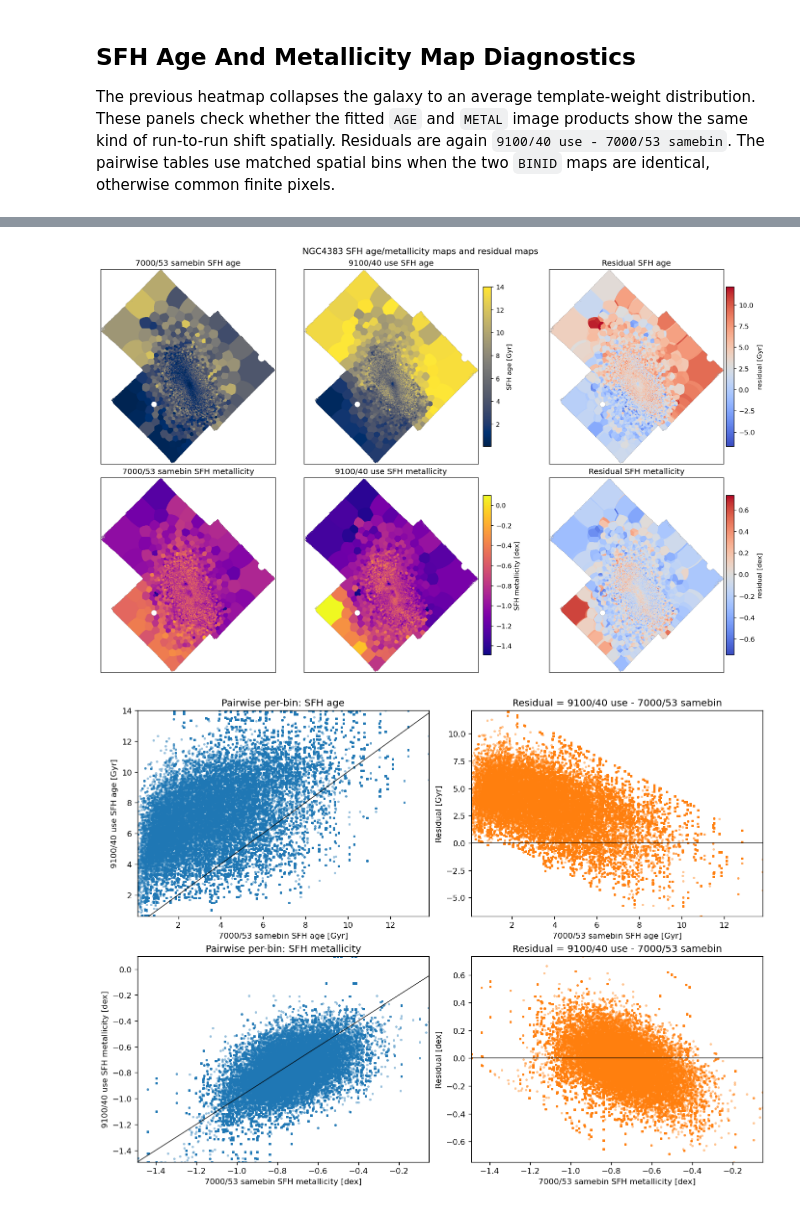
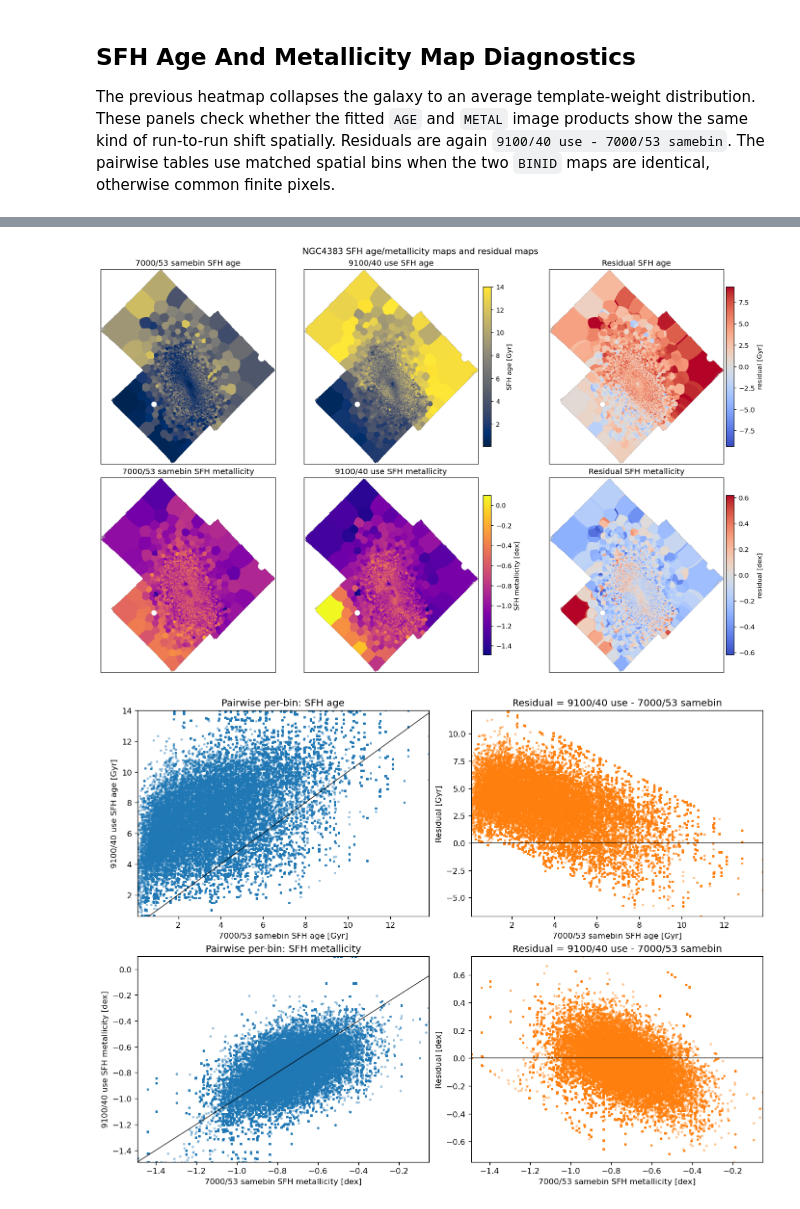
Before and after one commit to Rongjun-ANU/ICRAR-MAUVE, a Jupyter notebook: further/20260518_check_SFH_mass_NGC4383_9100_40_use_vs_7000_53_samebin.ipynb, the cells around one changed output, grey strips where cells are left out. Cells and saved outputs as stored; diff of their text form; code cells hidden in the pictures.

```diff
--- a/further/20260518_check_SFH_mass_NGC4383_9100_40_use_vs_7000_53_samebin.ipynb
+++ b/further/20260518_check_SFH_mass_NGC4383_9100_40_use_vs_7000_53_samebin.ipynb
@@ -337,7 +337,7 @@ residual_maps = {}
 for ax, (prop_key, prop) in zip(axes, PROPERTIES.items()):
     residual = data[TEST_KEY][prop_key] - data[REF_KEY][prop_key]
     residual_maps[prop_key] = residual
-    vmin, vmax = finite_limits(residual)
+    vmin, vmax = symmetric_limits(residual)
     im = ax.imshow(residual, origin='lower', cmap='coolwarm', vmin=vmin, vmax=vmax)
     ax.set_title(f"{prop['label']} residual")
     ax.set_xticks([])
@@ -662,7 +662,7 @@ for ax, run_key in zip(axes[:2], MAP_ORDER):
     fig.colorbar(im, ax=ax, pad=0.01, label='mean normalized weight')
 
 residual_matrix = matrices[TEST_KEY] - matrices[REF_KEY]
-rmin, rmax = finite_limits(residual_matrix)
+rmin, rmax = symmetric_limits(residual_matrix)
 im = axes[2].pcolormesh(age_edges, metal_edges, residual_matrix, cmap='coolwarm', vmin=rmin, vmax=rmax, shading='auto')
 axes[2].set_title(f"Residual: {RUNS[TEST_KEY]['label']} - {RUNS[REF_KEY]['label']}")
 axes[2].set_xlabel('Age grid value (Gyr)')
@@ -769,35 +769,35 @@ if axes.ndim == 1:
 for row, (prop_key, prop) in enumerate(SFH_MAP_PROPERTIES.items()):
     ref = sfh_map_data[REF_KEY][prop_key]
     test = sfh_map_data[TEST_KEY][prop_key]
     combined = np.concatenate([ref.ravel(), test.ravel()])
     vmin, vmax = finite_limits(combined)
 
     im0 = axes[row, 0].imshow(ref, origin='lower', cmap=prop['cmap'], vmin=vmin, vmax=vmax)
     axes[row, 0].set_title(f"{RUNS[REF_KEY]['label']} {prop['label']}")
     axes[row, 0].set_xticks([])
     axes[row, 0].set_yticks([])
 
     im1 = axes[row, 1].imshow(test, origin='lower', cmap=prop['cmap'], vmin=vmin, vmax=vmax)
     axes[row, 1].set_title(f"{RUNS[TEST_KEY]['label']} {prop['label']}")
     axes[row, 1].set_xticks([])
     axes[row, 1].set_yticks([])
     fig.colorbar(im1, ax=axes[row, :2], shrink=0.82, pad=0.012, label=f"{prop['label']} [{prop['unit']}]")
 
     residual = test - ref
-    rmin, rmax = finite_limits(residual)
+    rmin, rmax = symmetric_limits(residual)
     im2 = axes[row, 2].imshow(residual, origin='lower', cmap='coolwarm', vmin=rmin, vmax=rmax)
     axes[row, 2].set_title(f"Residual {prop['label']}")
     axes[row, 2].set_xticks([])
     axes[row, 2].set_yticks([])
     fig.colorbar(im2, ax=axes[row, 2], shrink=0.82, pad=0.012, label=f"residual [{prop['unit']}]")
 
 fig.suptitle('NGC4383 SFH age/metallicity maps and residual maps', fontsize=13)
 plt.show()
 # %% [output]
 |  | property | unit | comparison_basis | n_comparison_points | median_7000/53 samebin | median_9100/40 use | ... |
 | 0 | SFH age | Gyr | common finite pixels | 226609 | 4.986405 | 10.354134 | ... |
 | 1 | SFH metallicity | dex | common finite pixels | 226609 | -0.871716 | -0.983647 | ... |
-[figure, old version]
+[figure, new version]
 # %%
 fig, axes = plt.subplots(len(SFH_MAP_PROPERTIES), 2, figsize=(11.5, 8.5), constrained_layout=True)
 if axes.ndim == 1:
```
Also changed, not shown: parts of 2 cells of this notebook, 13 other files.
